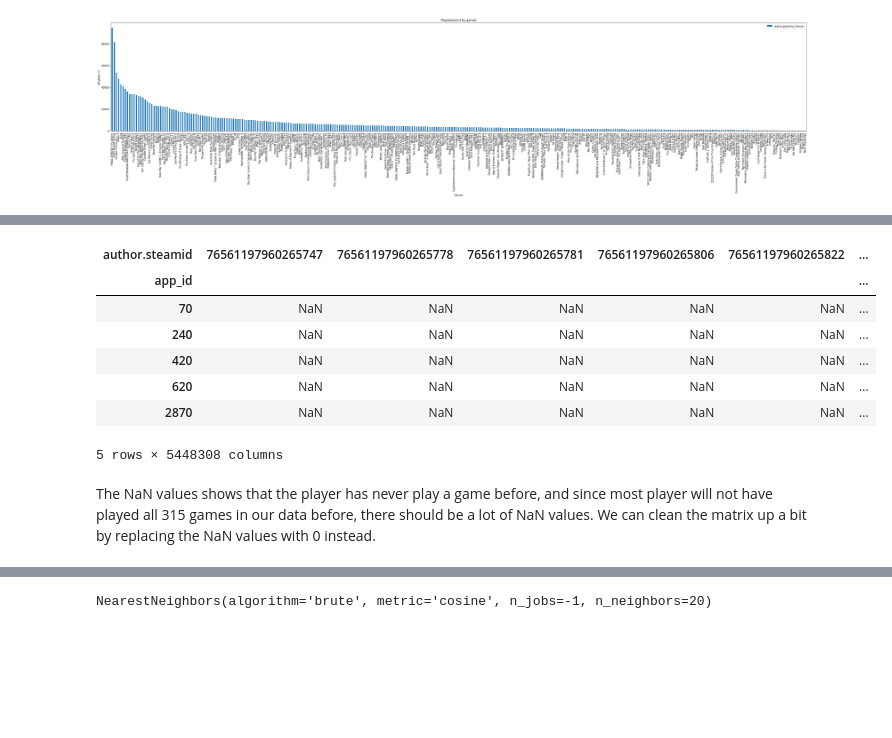
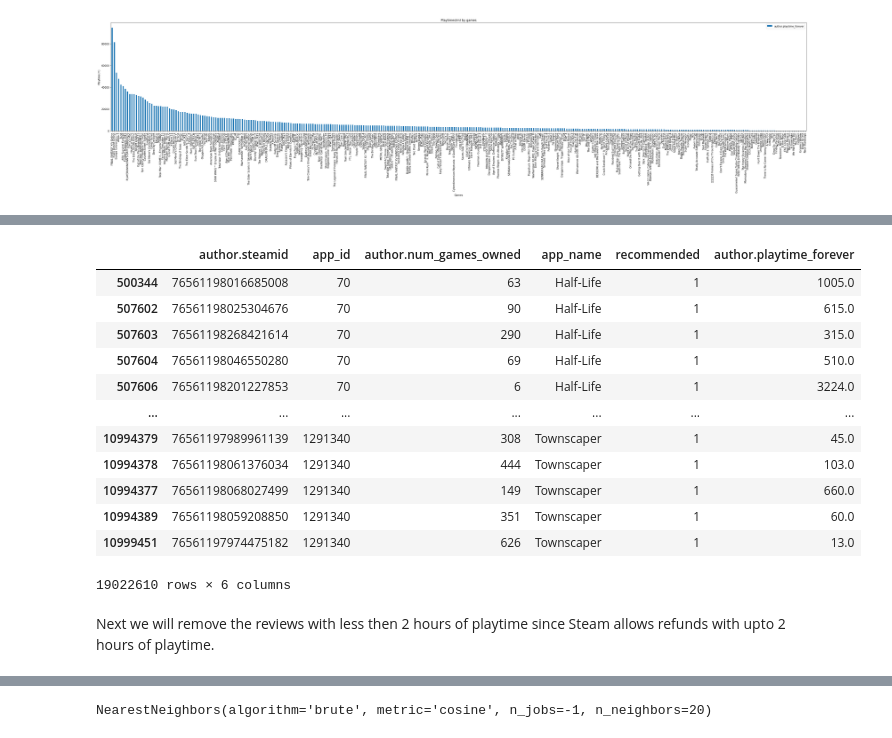
Before and after one commit to Lam-Tech/ICS438-final-project-Remake, a Jupyter notebook: Untitled-checkpoint.ipynb, the cells around one changed output, grey strips where cells are left out. Cells and saved outputs as stored; diff of their text form; code cells hidden in the pictures; blank space fills up the shorter version.

```diff
--- a/Untitled-checkpoint.ipynb
+++ b/Untitled-checkpoint.ipynb
@@ -50,5 +51,5 @@ Here we drop all of the columns that we are not going to use and convert the `re
 # %%
-rec_df = df.drop(columns=['Unnamed: 0','language','review','review_id','timestamp_created','timestamp_updated','votes_helpful','votes_funny','weighted_vote_score','comment_count','steam_purchase','received_for_free','written_during_early_access','author.num_games_owned','author.num_reviews','author.playtime_last_two_weeks','author.playtime_at_review','author.last_played'])
+rec_df = df.drop(columns=['Unnamed: 0','language','review','review_id','timestamp_created','timestamp_updated','votes_helpful','votes_funny','weighted_vote_score','comment_count','steam_purchase','received_for_free','written_during_early_access','author.num_reviews','author.playtime_last_two_weeks','author.playtime_at_review','author.last_played'])
 rec_df['recommended'] = rec_df["recommended"].astype(int)
 rec_df.head()
 # %% [output]
@@ -61,5 +62,5 @@ rec_df.head()
 # %%
 rec_df = rec_df.sort_values(by=['app_id'])
-rec_df = rec_df[['author.steamid','app_id','app_name','recommended','author.playtime_forever']]
+rec_df = rec_df[['author.steamid','app_id','author.num_games_owned','app_name','recommended','author.playtime_forever']]
 rec_df.head()
 # %% [output]
@@ -170,15 +173,19 @@ We acommpished this by using the DataFrame.pivot_table() function.
 # %%
-sample_data = rec_df.sample(frac=0.33)
-game_mat = sample_data.pivot_table(index ='app_id',columns ='author.steamid', values ='author.playtime_forever')
-game_mat.head()
+rec_df.drop(rec_df[rec_df['recommended'] != 1].index, inplace = True)
+rec_df
 # %% [output]
-| author.steamid | 76561197960265747 | 76561197960265778 | 76561197960265781 | 76561197960265806 | 76561197960265822 | ... |
-| app_id |  |  |  |  |  | ... |
-| 70 | NaN | NaN | NaN | NaN | NaN | ... |
-| 240 | NaN | NaN | NaN | NaN | NaN | ... |
-| 420 | NaN | NaN | NaN | NaN | NaN | ... |
-| 620 | NaN | NaN | NaN | NaN | NaN | ... |
-| 2870 | NaN | NaN | NaN | NaN | NaN | ... |
+|  | author.steamid | app_id | author.num_games_owned | app_name | recommended | author.playtime_forever |
+| 500344 | 76561198016685008 | 70 | 63 | Half-Life | 1 | 1005.0 |
+| 507602 | 76561198025304676 | 70 | 90 | Half-Life | 1 | 615.0 |
+| 507603 | 76561198268421614 | 70 | 290 | Half-Life | 1 | 315.0 |
+| 507604 | 76561198046550280 | 70 | 69 | Half-Life | 1 | 510.0 |
+| 507606 | 76561198201227853 | 70 | 6 | Half-Life | 1 | 3224.0 |
+| ... | ... | ... | ... | ... | ... | ... |
+| 10994379 | 76561197989961139 | 1291340 | 308 | Townscaper | 1 | 45.0 |
+| 10994378 | 76561198061376034 | 1291340 | 444 | Townscaper | 1 | 103.0 |
+| 10994377 | 76561198068027499 | 1291340 | 149 | Townscaper | 1 | 660.0 |
+| 10994389 | 76561198059208850 | 1291340 | 351 | Townscaper | 1 | 60.0 |
+| 10999451 | 76561197974475182 | 1291340 | 626 | Townscaper | 1 | 13.0 |
-5 rows × 5448308 columns
+19022610 rows × 6 columns
-# %% [markdown]
-The NaN values shows that the player has never play a game before, and since most player will not have played all 315 games in our data before, there should be a lot of NaN values. We can clean the matrix up a bit by replacing the NaN values with 0 instead.
+# %% [markdown]
+Next we will remove the reviews with less then 2 hours of playtime since Steam allows refunds with upto 2 hours of playtime.
```
Also changed, not shown: parts of 27 cells of this notebook.
